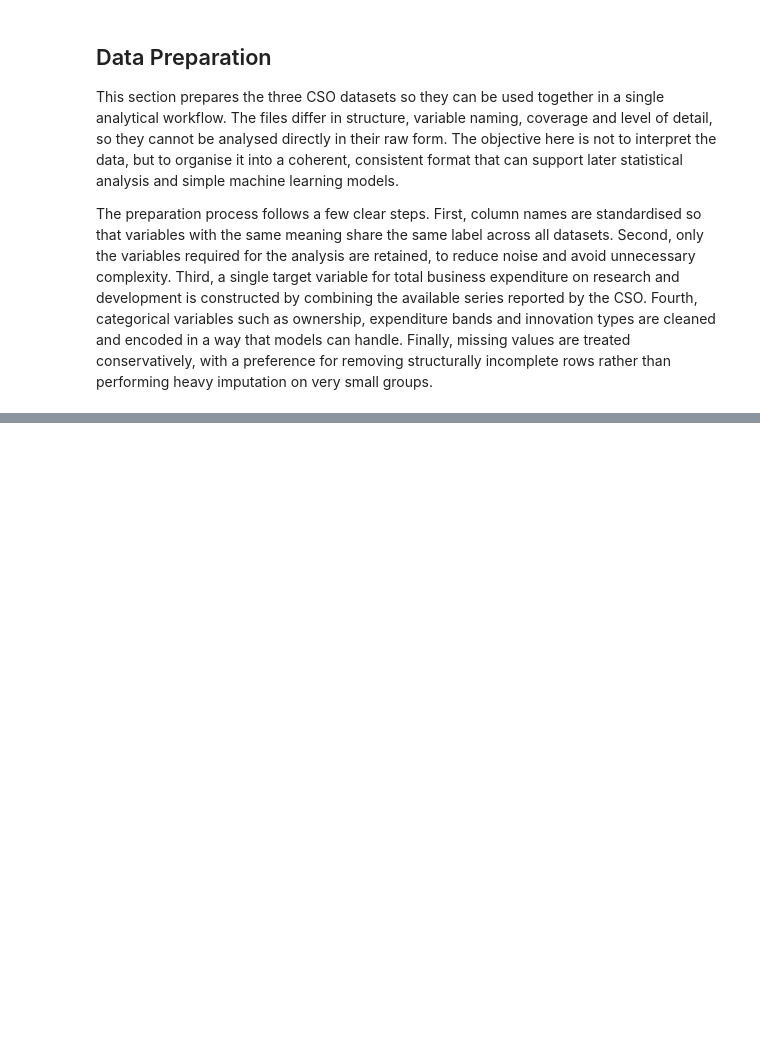
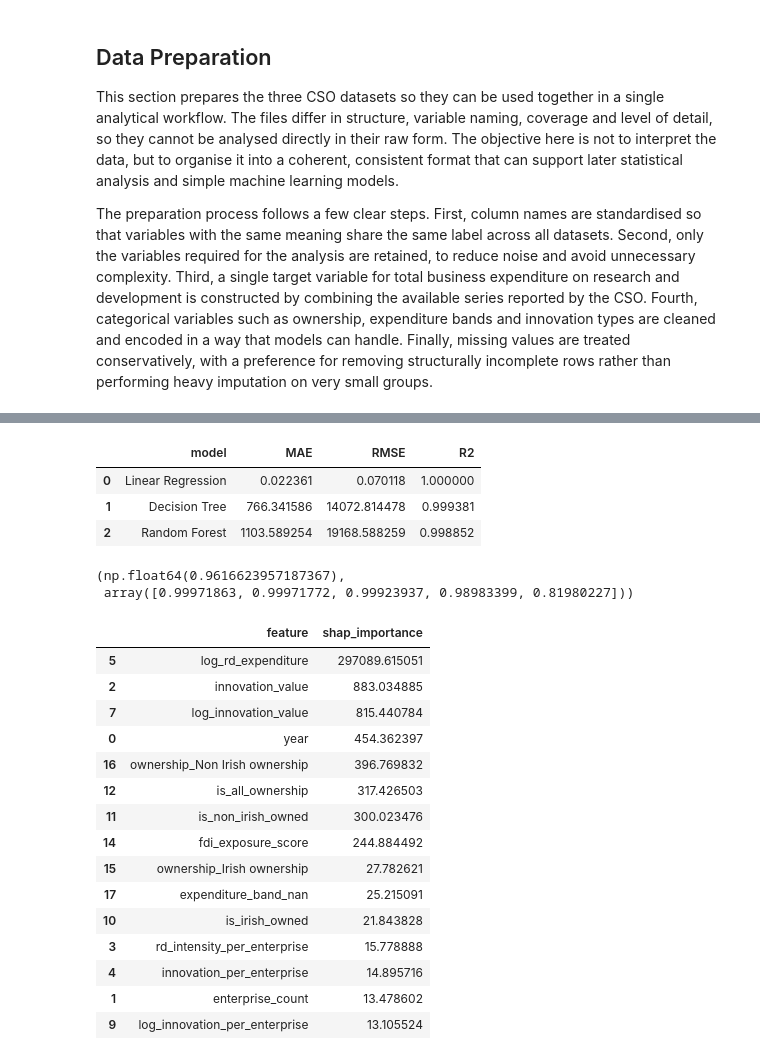
Before and after one commit to moonexca/CA3_StrategicThinking_SolYash, a Jupyter notebook: Adriana_Soledad_Yash_Ecosystem_of_Innovation_Ireland.ipynb, the cells around one changed output, grey strips where cells are left out. Cells and saved outputs as stored; diff of their text form; code cells hidden in the pictures; blank space fills up the shorter version.

```diff
--- a/Adriana_Soledad_Yash_Ecosystem_of_Innovation_Ireland.ipynb
+++ b/Adriana_Soledad_Yash_Ecosystem_of_Innovation_Ireland.ipynb
@@ -768,0 +332,6 @@ except ImportError:
+# %%
+#  MICE advanced imputation
+mice = IterativeImputer(random_state=42, max_iter=15)
+df_mice = df_encoded[full_cols].copy()
+df_mice = mice.fit_transform(df_mice)
+df_mice = pd.DataFrame(df_mice, columns=full_cols)
@@ -768,0 +515,6 @@ except ImportError:
+# %%
+# 1 Linear Regression baseline
+lr = LinearRegression()
+lr.fit(X_train, y_train)
+y_pred_lr = lr.predict(X_test)
+results.append(eval_model("Linear Regression", y_test, y_pred_lr))
@@ -768,0 +543,68 @@ except ImportError:
+# %%
+# 3 Random Forest with GridSearchCV
+rf = RandomForestRegressor(random_state=42)
+
+param_rf = {
+    "n_estimators": [100, 200],
+    "max_depth": [None, 10, 20],
+    "min_samples_split": [2, 5],
+    "min_samples_leaf": [1, 2]
+}
+
+grid_rf = GridSearchCV(
+    rf,
+    param_rf,
+    cv=5,
+    scoring="neg_root_mean_squared_error",
+    n_jobs=-1
+)
+grid_rf.fit(X_train, y_train)
+
+best_rf = grid_rf.best_estimator_
+y_pred_rf = best_rf.predict(X_test)
+results.append(eval_model("Random Forest", y_test, y_pred_rf))
+# %%
+# Comparative results table
+results_df = pd.DataFrame(results)
+results_df
+# %% [output]
+|  | model | MAE | RMSE | R2 |
+| 0 | Linear Regression | 0.022361 | 0.070118 | 1.000000 |
+| 1 | Decision Tree | 766.341586 | 14072.814478 | 0.999381 |
+| 2 | Random Forest | 1103.589254 | 19168.588259 | 0.998852 |
+# %%
+from sklearn.model_selection import cross_val_score
+import numpy as np
+
+cv_scores_rf = cross_val_score(best_rf, X, y, cv=5, scoring="r2")
+cv_rf_mean = np.mean(cv_scores_rf)
+cv_rf_mean, cv_scores_rf
+# %% [output]
+(np.float64(0.9616623957187367),
+ array([0.99971863, 0.99971772, 0.99923937, 0.98983399, 0.81980227]))
+# %%
+shap_means = np.mean(np.abs(shap_values), axis=0)
+
+shap_rank = pd.DataFrame({
+    "feature": X_train.columns,
+    "shap_importance": shap_means
+}).sort_values("shap_importance", ascending=False)
+
+shap_rank.head(15)
+# %% [output]
+|  | feature | shap_importance |
+| 5 | log_rd_expenditure | 297089.615051 |
+| 2 | innovation_value | 883.034885 |
+| 7 | log_innovation_value | 815.440784 |
+| 0 | year | 454.362397 |
+| 16 | ownership_Non Irish ownership | 396.769832 |
+| 12 | is_all_ownership | 317.426503 |
+| 11 | is_non_irish_owned | 300.023476 |
+| 14 | fdi_exposure_score | 244.884492 |
+| 15 | ownership_Irish ownership | 27.782621 |
+| 17 | expenditure_band_nan | 25.215091 |
+| 10 | is_irish_owned | 21.843828 |
+| 3 | rd_intensity_per_enterprise | 15.778888 |
+| 4 | innovation_per_enterprise | 14.895716 |
+| 1 | enterprise_count | 13.478602 |
+| 9 | log_innovation_per_enterprise | 13.105524 |
```
Also changed, not shown: parts of 62 cells of this notebook.
